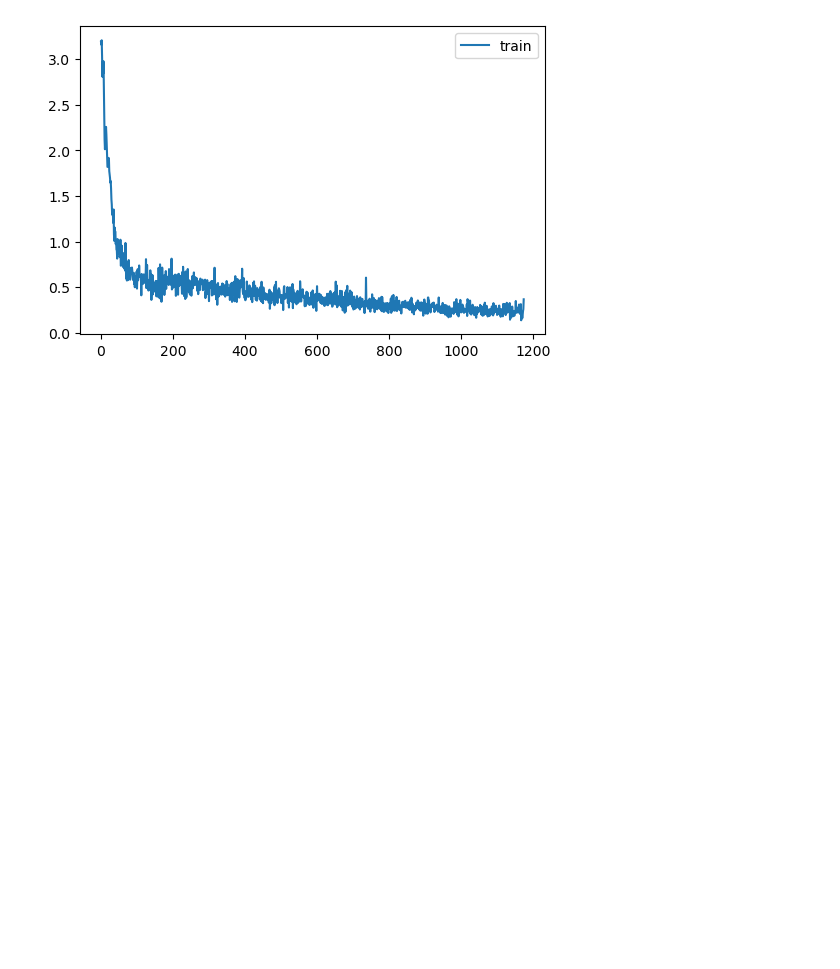
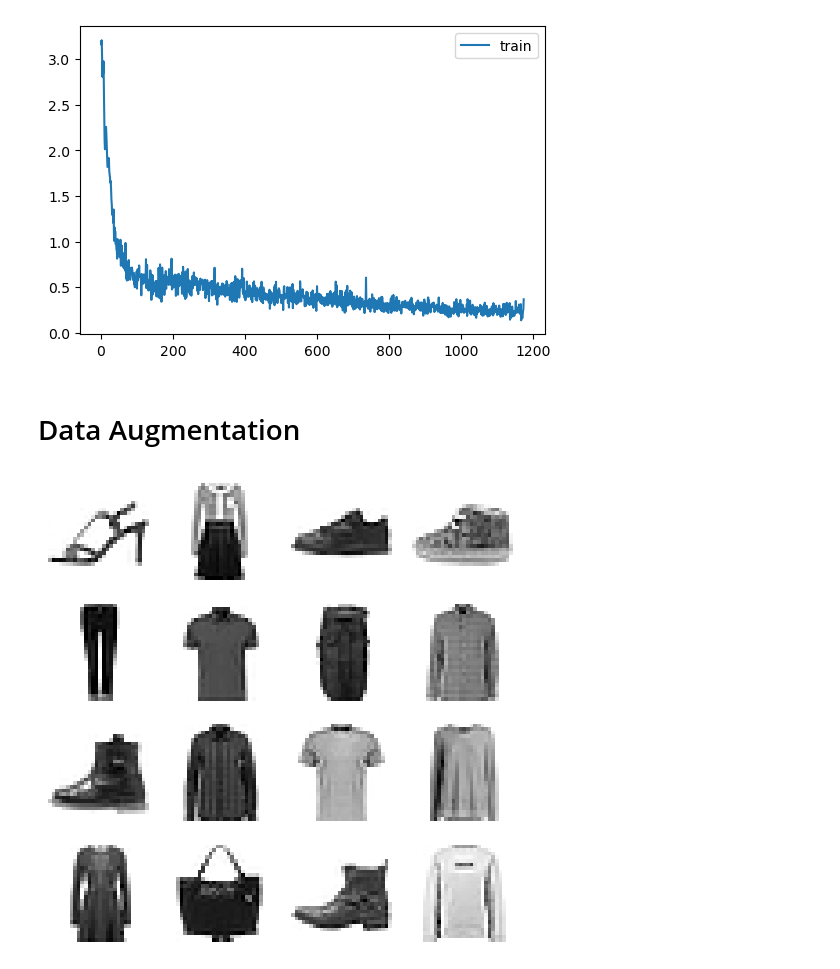
Before and after one commit to leourbina/miniai, a Jupyter notebook: nbs/43_ViT.ipynb, the cells around one changed output. Cells and saved outputs as stored; diff of their text form; code cells hidden in the pictures; blank space fills up the shorter version.

```diff
--- a/nbs/43_ViT.ipynb
+++ b/nbs/43_ViT.ipynb
@@ -250,3 +275,5 @@ View run at https://wandb.ai/leourbina/ViT/runs/ujkmr7k0
 | 0.910 | 0.249 | 4 | train |
 | 0.897 | 0.291 | 4 | valid |
 [figure]
+# %% [markdown]
+# Data Augmentation
@@ -252,0 +282,12 @@ View run at https://wandb.ai/leourbina/ViT/runs/ujkmr7k0
+# %%
+def tfm_batch(b, tfm_x=fc.noop, tfm_y=fc.noop):
+    return tfmx(b[0]), tfm_y(b[1])
+
+tfms = nn.Sequential(transforms.RandomCrop(28, padding=4, ))
+# %%
+xb, yb = next(iter(dls.train))
+# %%
+txb = tfms(xb)
+show_images(txb[:16], imsize=1.5)
+# %% [output]
+[figure, added]
```
Also changed, not shown: parts of 6 cells of this notebook, 3 other files.
